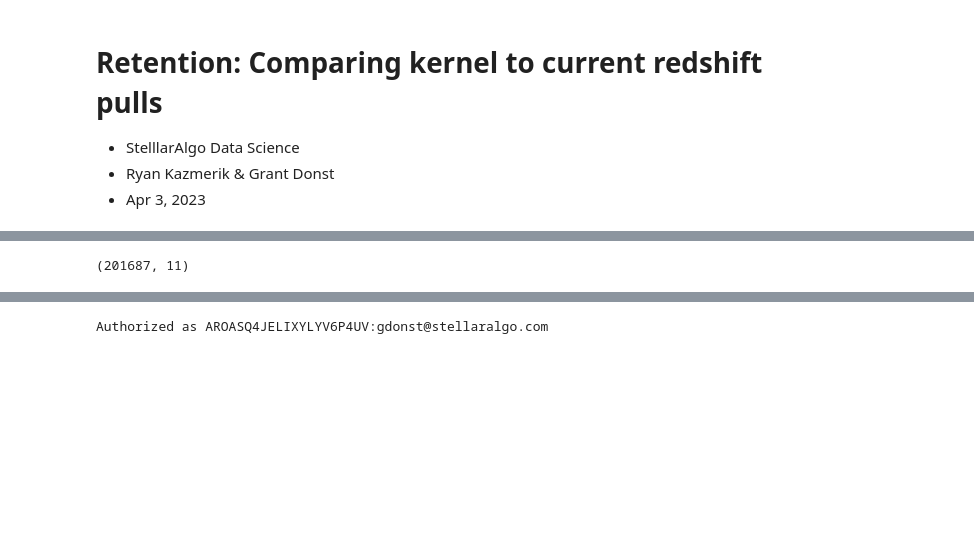
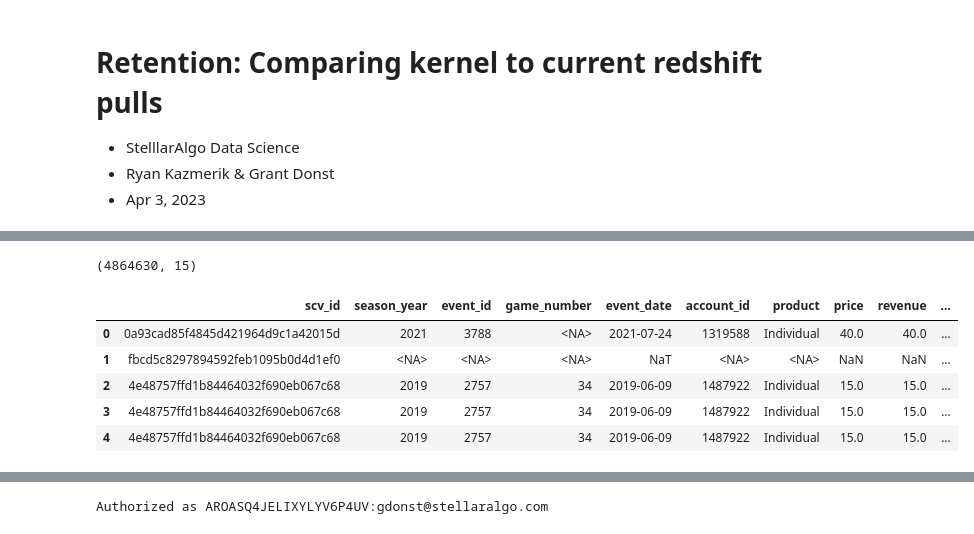
Before and after one commit to ryankazmerik/data-sci, a Jupyter notebook: experiments/Athena Workbench Retention.ipynb, the cells around one changed output, grey strips where cells are left out. Drawn from its saved outputs; the diff is of its cells as text; code cells hidden in the pictures; blank space fills up the shorter version.

Commit message:
Added new query

```diff
--- a/experiments/Athena Workbench Retention.ipynb
+++ b/experiments/Athena Workbench Retention.ipynb
@@ -106,11 +137,23 @@ on c.scv_id = t.scv_id"""
 # %%
-df_kernel = wr.athena.read_sql_query(
+df_kernel_view = wr.athena.read_sql_query(
     boto3_session= SESSION,
     ctas_approach= False,
     database= DATABASE,
     s3_output= S3_BUCKET,
-    sql= sql3
+    sql= """
+        select *
+        from integrations_ds_milb_aviators.cohort_ticketing
+    """
 )
-df_kernel.shape
+df_kernel_view.shape
 # %% [output]
-(201687, 11)
+(4864630, 15)
+# %%
+df_kernel_view.head(5)
+# %% [output]
+|  | scv_id | season_year | event_id | game_number | event_date | account_id | product | price | revenue | ... |
+| 0 | 0a93cad85f4845d421964d9c1a42015d | 2021 | 3788 | <NA> | 2021-07-24 | 1319588 | Individual | 40.0 | 40.0 | ... |
+| 1 | fbcd5c8297894592feb1095b0d4d1ef0 | <NA> | <NA> | <NA> | NaT | <NA> | <NA> | NaN | NaN | ... |
+| 2 | 4e48757ffd1b84464032f690eb067c68 | 2019 | 2757 | 34 | 2019-06-09 | 1487922 | Individual | 15.0 | 15.0 | ... |
+| 3 | 4e48757ffd1b84464032f690eb067c68 | 2019 | 2757 | 34 | 2019-06-09 | 1487922 | Individual | 15.0 | 15.0 | ... |
+| 4 | 4e48757ffd1b84464032f690eb067c68 | 2019 | 2757 | 34 | 2019-06-09 | 1487922 | Individual | 15.0 | 15.0 | ... |
```
Also changed, not shown: parts of 8 cells of this notebook.
